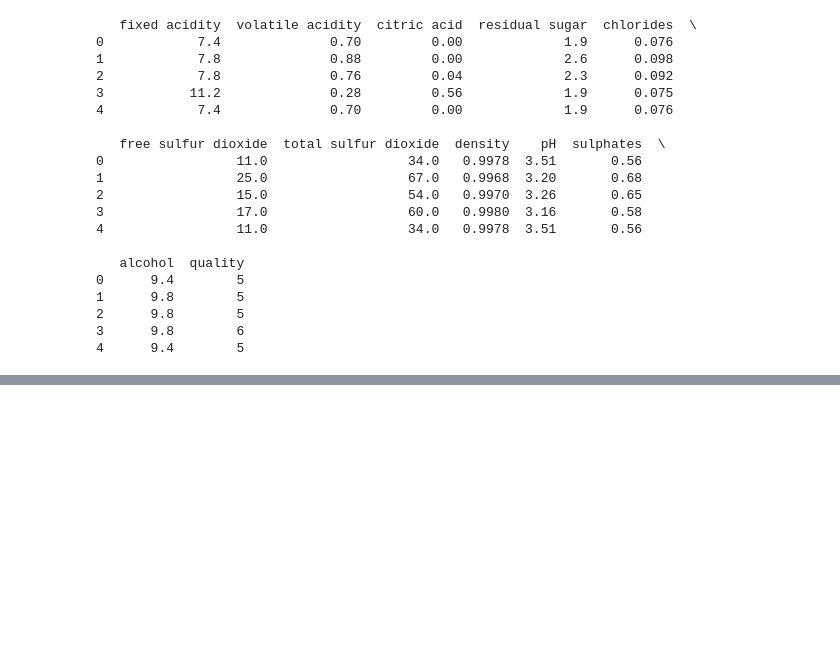
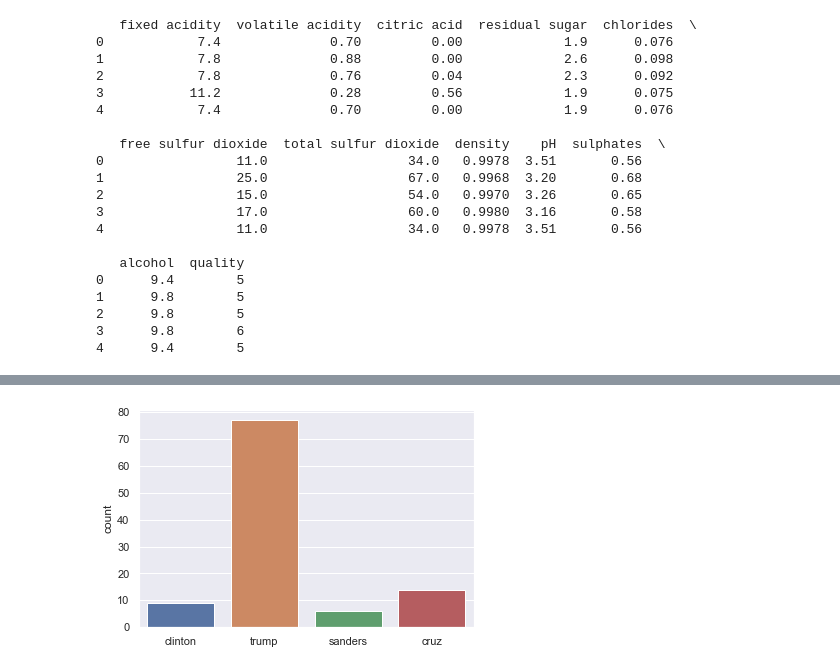
Before and after one commit to mkars01/Springboard, a Jupyter notebook: examples/File Import.ipynb, the cells around one changed output, grey strips where cells are left out. Saved outputs shown, nothing was run; the diff lists cells and outputs as text; code cells hidden in the pictures; blank space fills up the shorter version.

```diff
--- a/examples/File Import.ipynb
+++ b/examples/File Import.ipynb
@@ -539,0 +685,9 @@ allsales.dbf
+# %%
+import json
+# Load JSON: json_data
+with open('a_movie.json') as json_file:
+    json_data = json.load(json_file)
+
+# Print each key-value pair in json_data
+for k in json_data.keys():
+    print(k + ': ', json_data[k])
@@ -539,0 +816,65 @@ allsales.dbf
+# %%
+# Import package
+import json
+import pandas as pd
+import re
+import seaborn as sns
+import matplotlib.pyplot as plt
+
+# String of path to file: tweets_data_path
+tweets_data_path = 'tweets.txt'
+
+# Initialize empty list to store tweets: tweets_data
+tweets_data = []
+
+# Open connection to file
+tweets_file = open(tweets_data_path, "r")
+
+# Read in tweets and store in list: tweets_data
+for line in tweets_file:
+    tweet = json.loads(line)
+    tweets_data.append(tweet)
+
+# Close connection to file
+tweets_file.close()
+
+# Print the keys of the first tweet dict
+print(tweets_data[0].keys())
+
+# Build DataFrame of tweet texts and languages
+df = pd.DataFrame(tweets_data, columns=['text','lang'])
+
+# Print head of DataFrame
+print(df.head())
+
+def word_in_text(word, text):
+    word = word.lower()
+    text = text.lower()
+    match = re.search(word, text)
+
+    if match:
+        return True
+    return False
+
+# Initialize list to store tweet counts
+[clinton, trump, sanders, cruz] = [0, 0, 0, 0]
+
+# Iterate through df, counting the number of tweets in which
+# each candidate is mentioned
+for index, row in df.iterrows():
+    clinton += word_in_text('clinton', row['text'])
+    trump += word_in_text('trump', row['text'])
+    sanders += word_in_text('sanders', row['text'])
+    cruz += word_in_text('cruz', row['text'])
+
+# Set seaborn style
+sns.set(color_codes=True)
+
+# Create a list of labels:cd
+cd = ['clinton', 'trump', 'sanders', 'cruz']
+
+# Plot the bar chart
+ax = sns.barplot(cd, [clinton, trump, sanders, cruz])
+ax.set(ylabel="count")
+plt.show()
+# %% [output]
@@ -539,0 +888 @@ allsales.dbf
+[figure, added]
```
Also changed, not shown: parts of 22 cells of this notebook, 6 other files.
